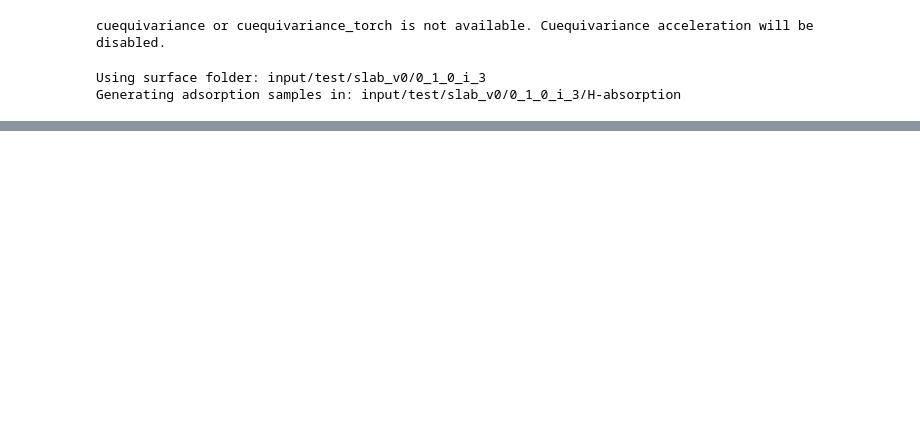
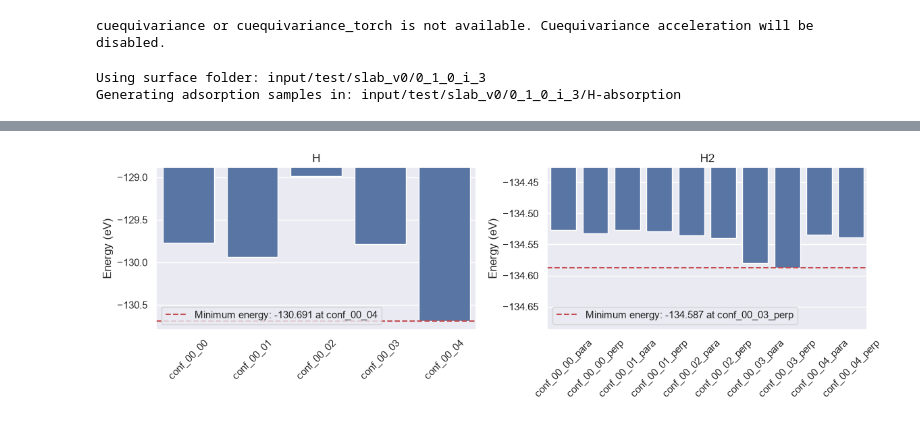
Before and after one commit to CibranLopez/SurfAIcing, a Jupyter notebook: H-absorption.ipynb, the cells around one changed output, grey strips where cells are left out. Saved outputs shown, nothing was run; the diff lists cells and outputs as text; code cells hidden in the pictures; blank space fills up the shorter version.

```diff
--- a/H-absorption.ipynb
+++ b/H-absorption.ipynb
@@ -46,0 +61,18 @@ conf_00_04
+# %%
+# Relax every structure with the ML potential: the isolated H2 reference and all H and H2 configurations
+# (the bare surface is already relaxed). The cell is kept fixed so the lattice vectors stay matched.
+
+# Isolated H2 molecule in a large box
+box = 15.0
+h2_gas = sul.Structure(np.eye(3)*box, ['H', 'H'], [[0.0, 0.0, 0.0], [0.0, 0.0, 0.74]], coords_are_cartesian=True)
+os.makedirs(path_to_H2_gas, exist_ok=True)
+sul.Poscar(h2_gas).write_file(f'{path_to_H2_gas}/POSCAR')
+
+relax_dirs = [surface_dir, path_to_H2_gas]
+for path_to_adsorbate in [path_to_free_H, path_to_free_H2]:
+    relax_dirs += [f'{path_to_adsorbate}/{conf}' for conf in sorted(os.listdir(path_to_adsorbate)) if conf[:4] == 'conf']
+
+for folder in relax_dirs:
+    if not os.path.exists(f'{folder}/CONTCAR'):
+        sul.relax_structure(f'{folder}/POSCAR', relax_cell=False, output_folder=folder)
+    print(f'{folder}: {"relaxed" if os.path.exists(f"{folder}/CONTCAR") else "RELAXATION FAILED"}')
@@ -98,11 +262,23 @@ TypeError: unsupported operand type(s) for -: 'NoneType' and 'float'
 # %%
-# Plot confs_data
-sns.barplot(x=list(confs_data.keys()), y=list(confs_data.values()))
-plt.axhline(y=min_energy, color='r', linestyle='--', label=f'Minimum energy: {min_energy:2g} at {min_conf}')
-plt.xticks(rotation=45)
-plt.ylim(min(confs_data.values())-0.1, max(confs_data.values())+0.1)
-plt.ylabel('Energy (eV)')
-plt.legend(loc='best')
-plt.savefig(f'{general_folder}/H-absorption/{surface}/H-absorption.pdf', dpi=50)
-plt.show()
+if not min_conf:
+    print(f'Skipping plot for {surface}: no valid adsorption configuration was found.')
+else:
+    # Plot confs_data for each adsorbate
+    fig, axes = plt.subplots(1, len(min_conf), figsize=(6*len(min_conf), 4), squeeze=False)
+    for ax, adsorbate in zip(axes[0], min_conf):
+        data = confs_data[adsorbate]
+        sns.barplot(x=list(data.keys()), y=list(data.values()), ax=ax)
+        ax.axhline(y=min_energy[adsorbate], color='r', linestyle='--',
+                   label=f'Minimum energy: {min_energy[adsorbate]:2g} at {min_conf[adsorbate]}')
+        ax.tick_params(axis='x', rotation=45)
+        ax.set_ylim(min(data.values())-0.1, max(data.values())+0.1)
+        ax.set_ylabel('Energy (eV)')
+        ax.set_title(adsorbate)
+        ax.legend(loc='best')
+
+    fig.tight_layout()
+    fig.savefig(f'{path_to_confs}/H-absorption.pdf', dpi=50)
+    plt.show()
+# %% [output]
+[figure, added]
 # %%
```
Also changed, not shown: parts of 9 cells of this notebook, 1 other file.
